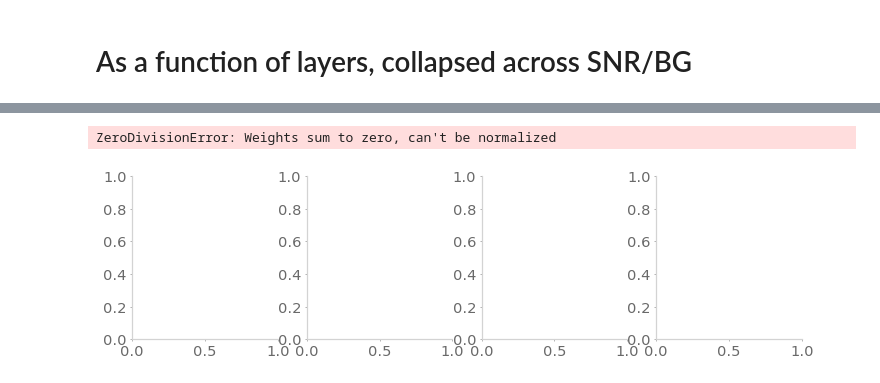
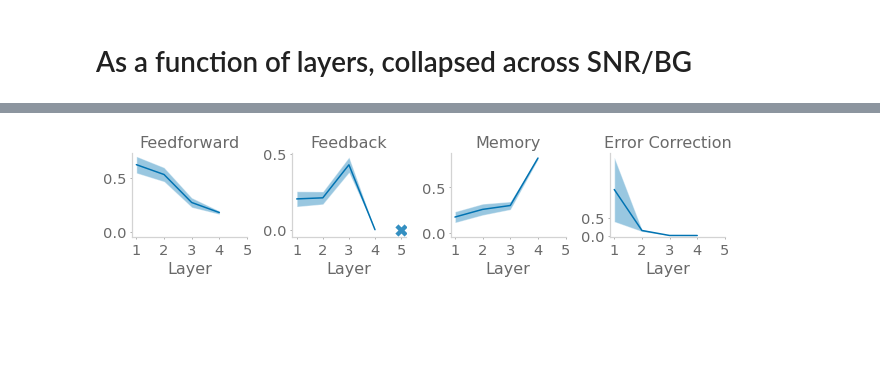
Before and after one commit to chingf/hallucnn, a Jupyter notebook: notebooks/04-plot-hyperparameters.ipynb, the cells around one changed output, grey strips where cells are left out. Saved outputs shown, nothing was run; the diff lists cells and outputs as text; code cells hidden in the pictures; blank space fills up the shorter version.

```diff
--- a/notebooks/04-plot-hyperparameters.ipynb
+++ b/notebooks/04-plot-hyperparameters.ipynb
@@ -276,24 +280,58 @@ for bg in np.unique(df['Background Noise']):
+# %%
+scaled_df = df.copy()
+for i, row in df.iterrows():
+    bg = df.at[i, 'Background Noise']
+    snr = df.at[i, 'SNR']
+    layer = df.at[i, 'Layer']
+    layer_norms = norms[bg][snr][layer+1]
+    scaled_terms = np.array([
+        df.at[i,'Feedforward']*layer_norms['Feedforward'],
+        df.at[i,'Feedback']*layer_norms['Feedback'],
+        df.at[i,'Memory']*layer_norms['Memory']])
+    scaled_terms_sum = scaled_terms.sum()
+    scaled_terms /= scaled_terms_sum
+    scaled_err = df.at[i,'Error Scaling']*layer_norms['Error Scaling'] / scaled_terms_sum
+    scaled_df.at[i,'Feedforward'] = scaled_terms[0]
+    scaled_df.at[i,'Feedback'] = scaled_terms[1]
+    scaled_df.at[i,'Memory'] = scaled_terms[2]
+    scaled_df.at[i,'Error Scaling'] = scaled_err
 # %%
-fig, axs = plt.subplots(1, 4, figsize = (12,3))
-for hyp_idx, hyp in enumerate(['Feedforward', 'Feedback', 'Memory', 'Error Scaling']):
-    layerwise_plot = []
-    for layer in np.arange(1, 6):
-        scores = new_df[new_df['Layer'] == layer]['Validation Score']
-        hyp_vals = new_df[new_df['Layer'] == layer][hyp]
-        weighted_hyp_vals = np.average(hyp_vals, weights=scores)
-        if hyp == 'Feedback' and layer == 5: break
-        layerwise_plot.append(weighted_hyp_vals)
-    axs[hyp_idx].plot(layerwise_plot)
-    axs[hyp_idx].set_title(hyp)
-axs[1].scatter(4, 0., marker='X', color='C0', alpha=0.8, s=150, linewidths=0)
+fig, axs = plt.subplots(1, 4, figsize = (10*0.9,3*0.75)) #12, 3
+hyperparams = ['Feedforward', 'Feedback', 'Memory', 'Error Scaling']
+layers = np.arange(1, 6)
+
+for h_idx, hyperparam in enumerate(hyperparams):
+    layer_x_axis = []
+    layer_means = []
+    layer_sems = []
+    for layer in layers:
+        if hyperparam == 'Feedback' and layer == 5:
+            continue
+        vals = scaled_df[scaled_df['Layer']==layer][hyperparam]
+        layer_x_axis.append(layer)
+        layer_means.append(np.mean(vals))
+        layer_sems.append(sem(vals))
+    layer_means = np.array(layer_means)
+    layer_sems = np.array(layer_sems)
+    axs[h_idx].plot(layer_x_axis, layer_means)
+    axs[h_idx].fill_between(
+        layer_x_axis, layer_means-layer_sems, layer_means+layer_sems,
+        alpha=0.4
+        )
+    axs[h_idx].set_title(hyperparam)
+    if hyperparam == 'Error Scaling':
+        axs[h_idx].set_title('Error Correction')
+axs[1].scatter(
+    5, 0., marker='X', color='C0', alpha=0.8, s=150, linewidths=0)
+
 for ax in axs:
-    ax.set_ylim(-0.05, 0.8)
-    ax.set_xticks(np.arange(5), np.arange(5)+1)
+    ax.set_ylim(bottom=-0.05)
+    ax.set_xticks([1,2,3,4,5])
     ax.set_yticks([0.0, 0.5])
     ax.set_xlabel('Layer')
-plt.suptitle(f'All Background Noises and SNRs', fontsize=14)
 plt.tight_layout()
+plt.savefig('hyperparameters.png', dpi=300)
 plt.show()
+print('\n\n')
 # %% [output]
-ZeroDivisionError: Weights sum to zero, can't be normalized
-[figure, old version]
+[figure, new version]
```
Also changed, not shown: parts of 26 cells of this notebook, 2 other files.
